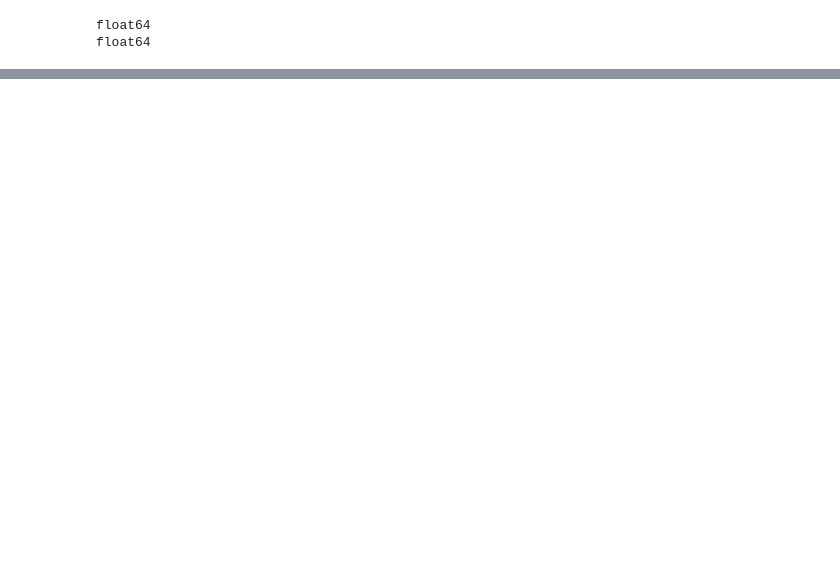
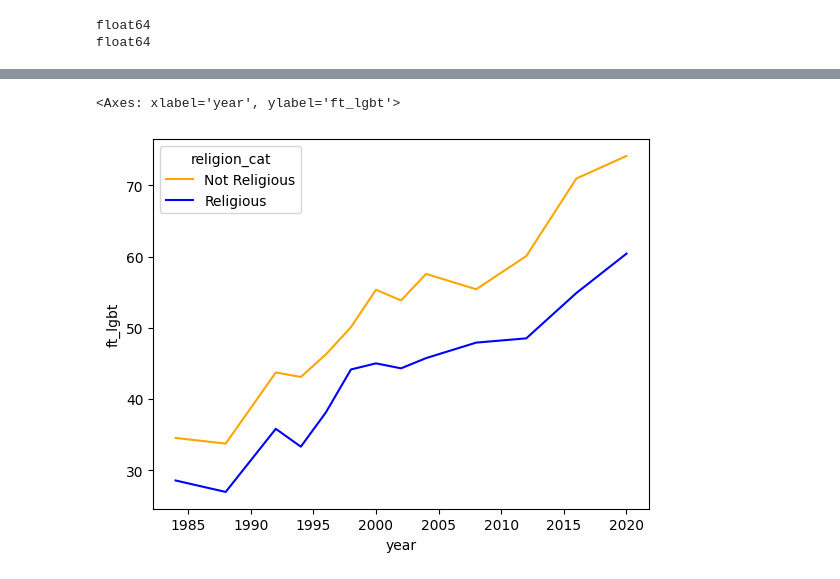
Before and after one commit to VUDataSci/data-presentation-eleanorbeers, a Jupyter notebook: eda_project_anes.ipynb, the cells around one changed output, grey strips where cells are left out. Drawn from its saved outputs; the diff is of its cells as text; code cells hidden in the pictures; blank space fills up the shorter version.

```diff
--- a/eda_project_anes.ipynb
+++ b/eda_project_anes.ipynb
@@ -29,0 +151,16 @@ float64
+# %%
+# now we want to break it down by religion
+# plot w 2 lines (religious and not religious) - still with average ft_lgbt per year
+
+import seaborn as sns
+
+# define the colors for each category
+colors = {'Religious': 'blue', 'Not Religious': 'orange'}
+
+df3 = df.groupby(['year', 'religion_cat'])['ft_lgbt'].mean().reset_index()
+df3.head()
+
+sns.lineplot(x='year', y='ft_lgbt', hue='religion_cat', data=df3, palette=colors)
+# %% [output]
+<Axes: xlabel='year', ylabel='ft_lgbt'>
+[figure, added]
```
Also changed, not shown: parts of 17 cells of this notebook.
